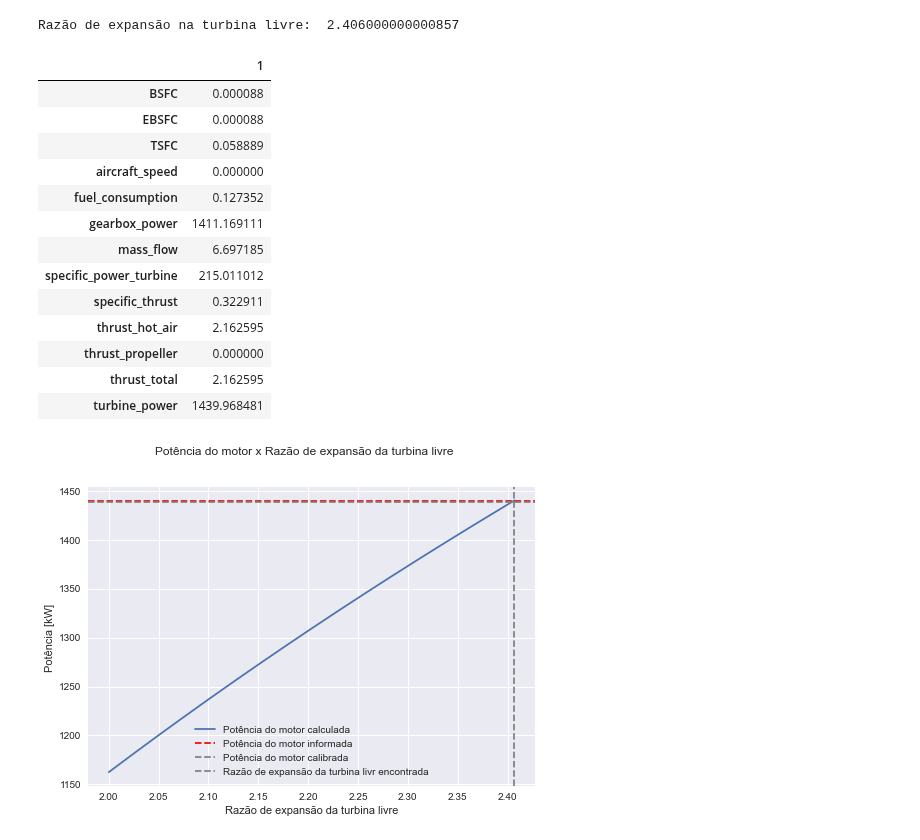
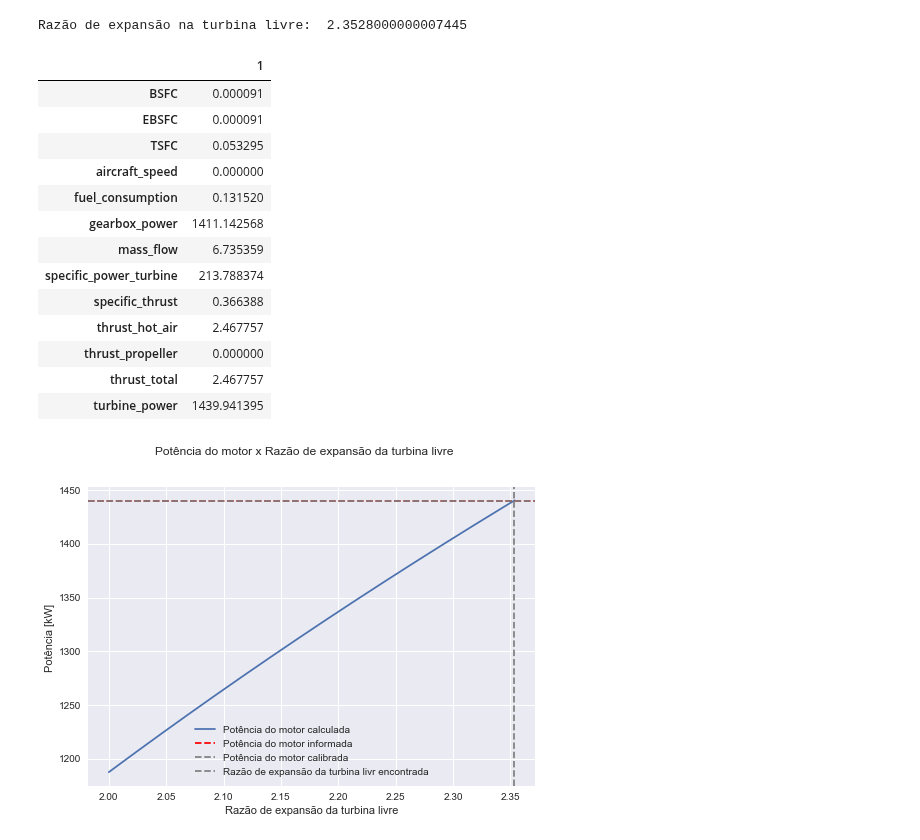
Before and after one commit to jonasdegrave/gas-turbine, a Jupyter notebook: questao4.ipynb, the cells around one changed output. Drawn from its saved outputs; the diff is of its cells as text; code cells hidden in the pictures.

```diff
--- a/questao4.ipynb
+++ b/questao4.ipynb
@@ -87,68 +87,69 @@ turbine_pressure_ratio_delta = 0.0001
 
 turboprop = mf.TurboProp(values)
 turboprop.set_n2(1)
+performance_results = turboprop.sumarise_results()
+results = {}
 
-performance_results = turboprop.sumarise_results()
-
-while(int(performance_results.loc['turbine_power']) < turbine_power_target):
+while (float(performance_results.loc['turbine_power']) < turbine_power_target):
+    results[turbine_pressure_ratio] = float(performance_results.loc['turbine_power'])
     turbine_pressure_ratio = turbine_pressure_ratio + turbine_pressure_ratio_delta
     values["pr_tl"] = turbine_pressure_ratio
     turboprop = mf.TurboProp(values)
+    turboprop.set_n2(1)
     performance_results = turboprop.sumarise_results()
 
 turbine_pressure_ratio = turbine_pressure_ratio - turbine_pressure_ratio_delta
 values["pr_tl"] = turbine_pressure_ratio
 turboprop = mf.TurboProp(values)
+turboprop.set_n2(1)
 performance_results = turboprop.sumarise_results()
 resp_performance_results = performance_results
-
+turbine_power = float(performance_results.loc['turbine_power'])
 # Build Graph
-list_of_prtl = np.arange(2.0, turbine_pressure_ratio+10*turbine_pressure_ratio_delta, turbine_pressure_ratio_delta)
-turboprop = mf.TurboProp(values)
-performance_results = turboprop.sumarise_results()
-turbine_power = int(performance_results.loc['turbine_power'])
-performance_results = performance_results.drop(columns=[1])
+list_of_prtl = np.arange(turbine_pressure_ratio+turbine_pressure_ratio_delta,
+                        turbine_pressure_ratio+10*turbine_pressure_ratio_delta,
+                        turbine_pressure_ratio_delta)
 
 for prtl in list_of_prtl:
     values["pr_tl"] = prtl
     turboprop = mf.TurboProp(values)
-    performance_result = turboprop.sumarise_results()
-    performance_results[prtl] = performance_result
+    turboprop.set_n2(1)
+    results[prtl] = float(turboprop.sumarise_results().loc['turbine_power'])
 
 fig4a1 = plt.figure()
 fig4a1.suptitle("Potência do motor x Razão de expansão da turbina livre")
 axis1 = fig4a1.add_subplot(111)
-axis1.plot(performance_results.keys(), performance_results.loc['turbine_power'], label = 'Potência do motor calculada')
+axis1.plot(results.keys(), results.values(), label = 'Potência do motor calculada')
 axis1.set_ylabel("Potência [kW] ")
 axis1.set_xlabel("Razão de expansão da turbina livre")
 axis1.axhline(turbine_power_target, linestyle='--', color='red', label='Potência do motor informada')
 axis1.axhline(turbine_power, linestyle='--', color='gray', label='Potência do motor calibrada')
 axis1.axvline(turbine_pressure_ratio, linestyle='--', color='gray', label='Razão de expansão da turbina livr encontrada')
 axis1.legend()
 
 # save the plot as a file
 fig4a1.savefig('images/questao4/calib_pt_tl.jpg',
             format='jpeg',
             dpi=100,
             bbox_inches='tight')
 
 print("Razão de expansão na turbina livre: ", turbine_pressure_ratio)
 resp_performance_results
 # %% [output]
-Razão de expansão na turbina livre:  2.406000000000857
+Razão de expansão na turbina livre:  2.3528000000007445
 |  | 1 |
-| BSFC | 0.000088 |
-| EBSFC | 0.000088 |
-| TSFC | 0.058889 |
+| BSFC | 0.000091 |
+| EBSFC | 0.000091 |
+| TSFC | 0.053295 |
 | aircraft_speed | 0.000000 |
-| fuel_consumption | 0.127352 |
-| gearbox_power | 1411.169111 |
-| mass_flow | 6.697185 |
-| specific_power_turbine | 215.011012 |
-| specific_thrust | 0.322911 |
-| thrust_hot_air | 2.162595 |
+| fuel_consumption | 0.131520 |
+| gearbox_power | 1411.142568 |
+| mass_flow | 6.735359 |
+| specific_power_turbine | 213.788374 |
+| specific_thrust | 0.366388 |
+| thrust_hot_air | 2.467757 |
 | thrust_propeller | 0.000000 |
-| thrust_total | 2.162595 |
-| turbine_power | 1439.968481 |
+| thrust_total | 2.467757 |
+| turbine_power | 1439.941395 |
-[figure, old version]
+[figure, new version]
 # %% [markdown]
```
Also changed, not shown: parts of 3 cells of this notebook, 8 other files.
